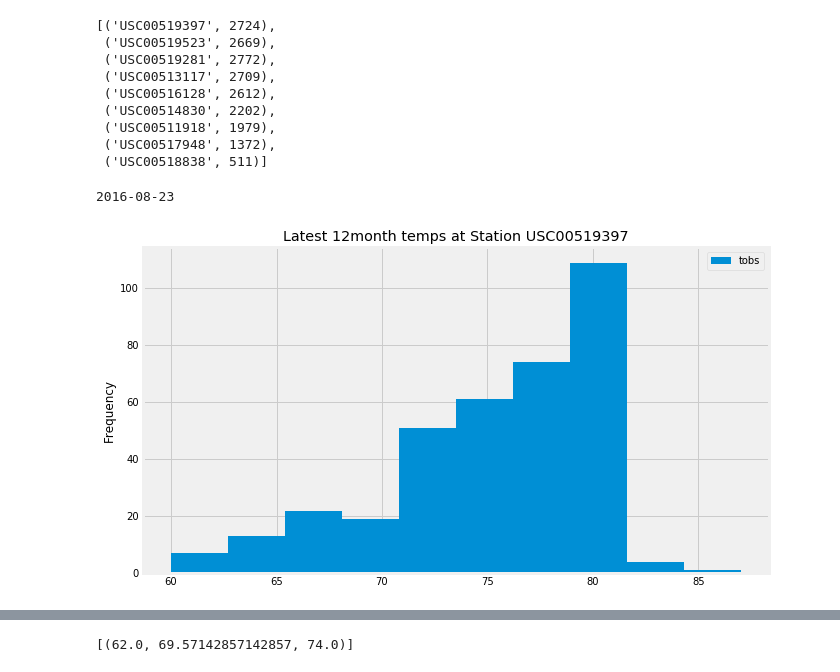
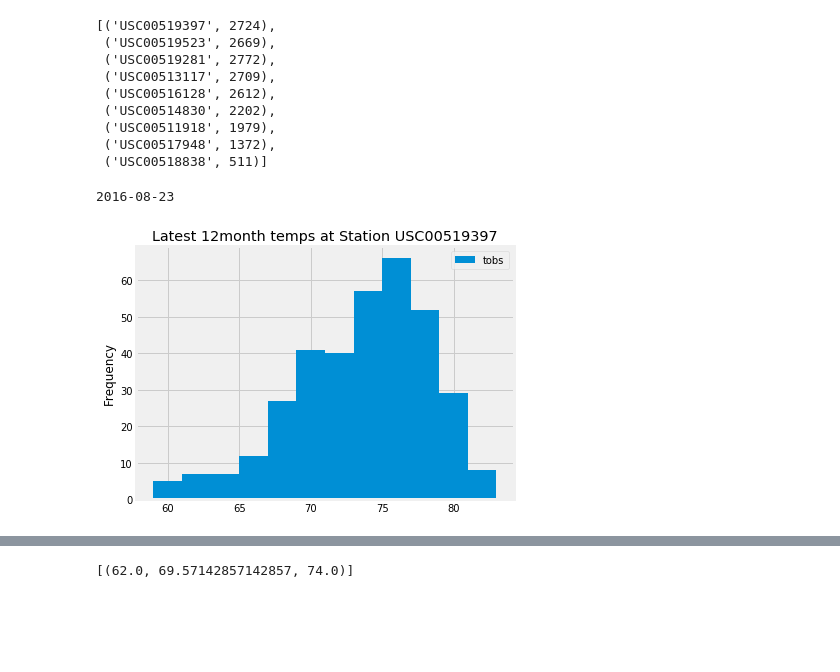
Before and after one commit to janetnamulondo/sqlalchemy-challenge, a Jupyter notebook: 02-Homework_10-Advanced-Data-Storage-and-Retrieval_Instructions_climate_starter.ipynb, the cells around one changed output, grey strips where cells are left out. Saved outputs shown, nothing was run; the diff lists cells and outputs as text; code cells hidden in the pictures; blank space fills up the shorter version.

```diff
--- a/02-Homework_10-Advanced-Data-Storage-and-Retrieval_Instructions_climate_starter.ipynb
+++ b/02-Homework_10-Advanced-Data-Storage-and-Retrieval_Instructions_climate_starter.ipynb
@@ -167,25 +167,31 @@ order_by(func.sum(Measurement.tobs).desc()).all()
  ('USC00518838', 511)]
 # %%
 # Query the last 12 months of temperature observation data for this station and plot the results as a histogram
+
+
+from pandas.plotting import table
 
 lastdate= dt.date(2017,8,23) - dt.timedelta(days=365)
 print(lastdate)
 
-active_station = session.query(Measurement.tobs, Measurement.date).filter(Measurement.station == 'USC00519397').filter(Measurement.date >= lastdate).all()
+active_station = session.query(Measurement.tobs).\
+filter(Measurement.station == 'USC00519281').filter(Measurement.date > lastdate).all()
 
 
 # Load the results into a pandas dataframe. Set the index to the `date`
-df = pd.DataFrame(active_station, columns=['tobs', 'date'])
-df.set_index('date', inplace=True, )
-df.head()
+df = pd.DataFrame(active_station, columns=['tobs'])
+#df.set_index('date', inplace=True, )
+#df.head()
 
 # #Plot using Pandas
-df.plot(kind="hist", figsize=(10,6))
+#df.plot(kind="hist", figsize=(10,6))
+df.plot.hist(bins=12)
+plt.tight_layout()
 
 # # Set a title for the chart
 plt.title("Latest 12month temps at Station USC00519397")
 
 plt.show()
 # %% [output]
 2016-08-23
-[figure, old version]
+[figure, new version]
```
Also changed, not shown: parts of 4 cells of this notebook, 2 other files.
